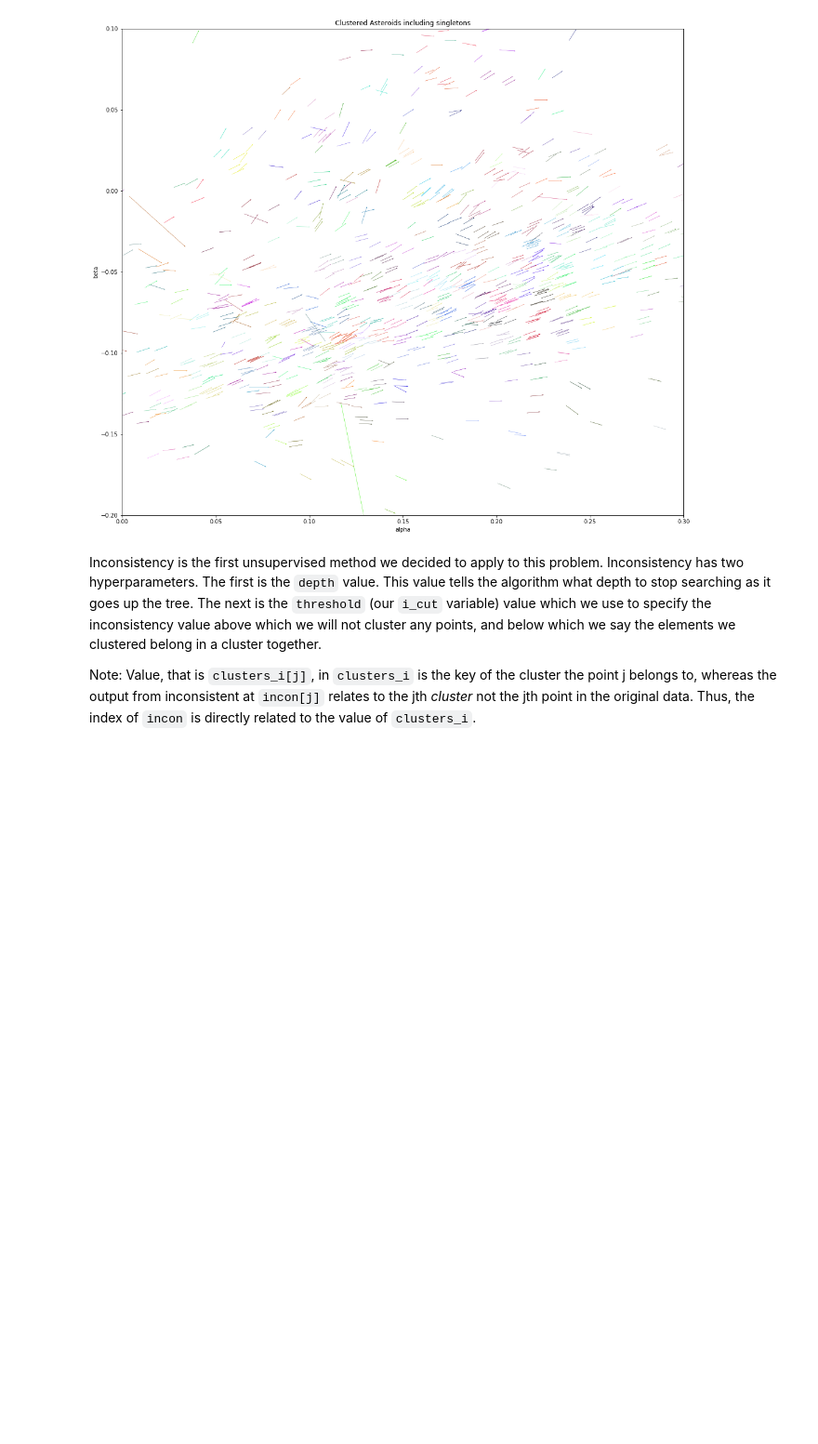
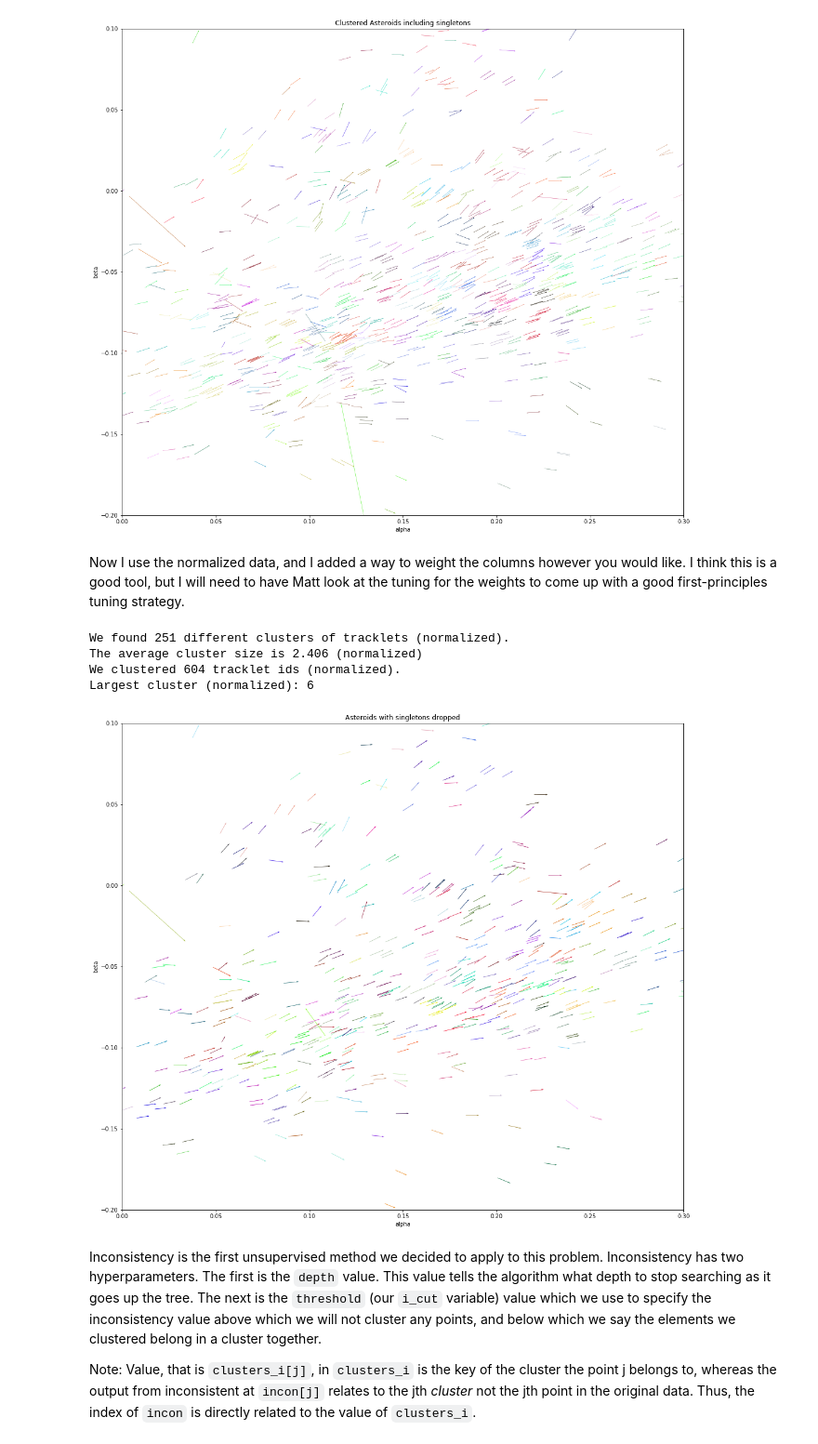
Before and after one commit to pblankley/Asteroid_Tracklets, a Jupyter notebook: Clustering/Cluster_initial_view.ipynb, the cells around one changed output. Shown at 93% size. Drawn from its saved outputs; the diff is of its cells as text; code cells hidden in the pictures; blank space fills up the shorter version.

Commit message:
add normalization and weighting options

```diff
--- a/Clustering/Cluster_initial_view.ipynb
+++ b/Clustering/Cluster_initial_view.ipynb
@@ -166,3 +211,66 @@ plt.title('Clustered Asteroids including singletons')
+# %% [markdown]
+Now I use the normalized data, and I added a way to weight the columns however you would like.  I think this is a good tool, but I will need to have Matt look at the tuning for the weights to come up with a good first-principles tuning strategy.
+# %%
+norm_cols = np.array(normalized_cols).T[0]
+
+# Cluster with a max distance
+
+# THIS IS THE HYPERPARAMETER TO TUNE
+####################################
+                                   #
+max_d_norm = 0.0007
+weights = [1.,1.5,1.,1.5]
+                                   #
+####################################
+
+# Perform the linkage
+Z_norm = linkage(norm_cols*weights, 'ward') # takes O(n^2) time
+
+# Perform the clustering (approx O(n^2))
+clusters_norm = fcluster(Z_norm, t=max_d_norm, criterion='distance')
+
+# Create the labels vector (same as not normalized)
+labels = [i[0] for i in r2p5]
+
+# Create a dict with the cluster id as the key and the associated tracklet id's as the values
+clusters_with_tags_norm = defaultdict(list)
+for i, itm in enumerate(clusters_norm):
+    clusters_with_tags_norm[itm].append(labels[i])
+
+# Create a mask that filters out all singlton clusters
+msk_norm = np.ones(len(clusters_norm),dtype=bool)
+for k,v in clusters_with_tags_norm.items():
+    if len(v)==1:
+        msk_norm[k]=False
+
+# Drop all singletons from the original dictionary
+for k,val in enumerate(msk_norm):
+    if not val:
+        clusters_with_tags_norm.pop(k)
+
+# Summary of results in text
+n_obs_norm = [len(v) for k,v in clusters_with_tags_norm.items()]
+print('We found {} different clusters of tracklets (normalized).'.format(len(clusters_with_tags_norm.keys())))
+print('The average cluster size is {0:.3f} (normalized)'.format(np.mean(n_obs_norm)))
+print('We clustered {} tracklet ids (normalized).'.format(np.sum(n_obs_norm)))
+print('Largest cluster (normalized):',max(n_obs_norm))
+
+# Asteroid plot with dropped
+fig=plt.figure(figsize=(18, 16))
+plt.quiver(cxs[msk_norm], cys[msk_norm], mxs[msk_norm], mys[msk_norm], \
+                                                       clusters_norm[msk_norm],cmap=cm,scale=0.2, width=0.00075)
+plt.xlim(-0.0, 0.3)
+plt.ylim(-0.2, 0.1)
+plt.xlabel('alpha')
+plt.ylabel('beta')
+plt.title('Asteroids with singletons dropped')
+plt.show()
+# %% [output]
+We found 251 different clusters of tracklets (normalized).
+The average cluster size is 2.406 (normalized)
+We clustered 604 tracklet ids (normalized).
+Largest cluster (normalized): 6
+[figure, added]
 # %%
 ######################################################
 # All the below is inconsistency related analysis.
```
Also changed, not shown: parts of 10 cells of this notebook.
